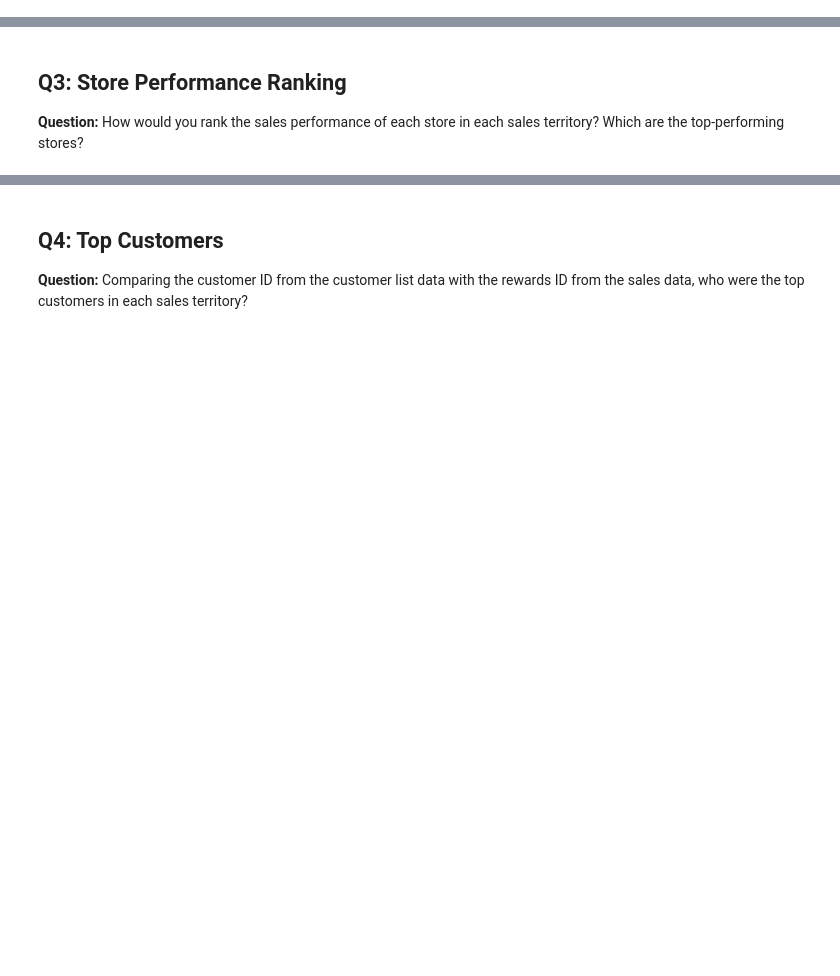
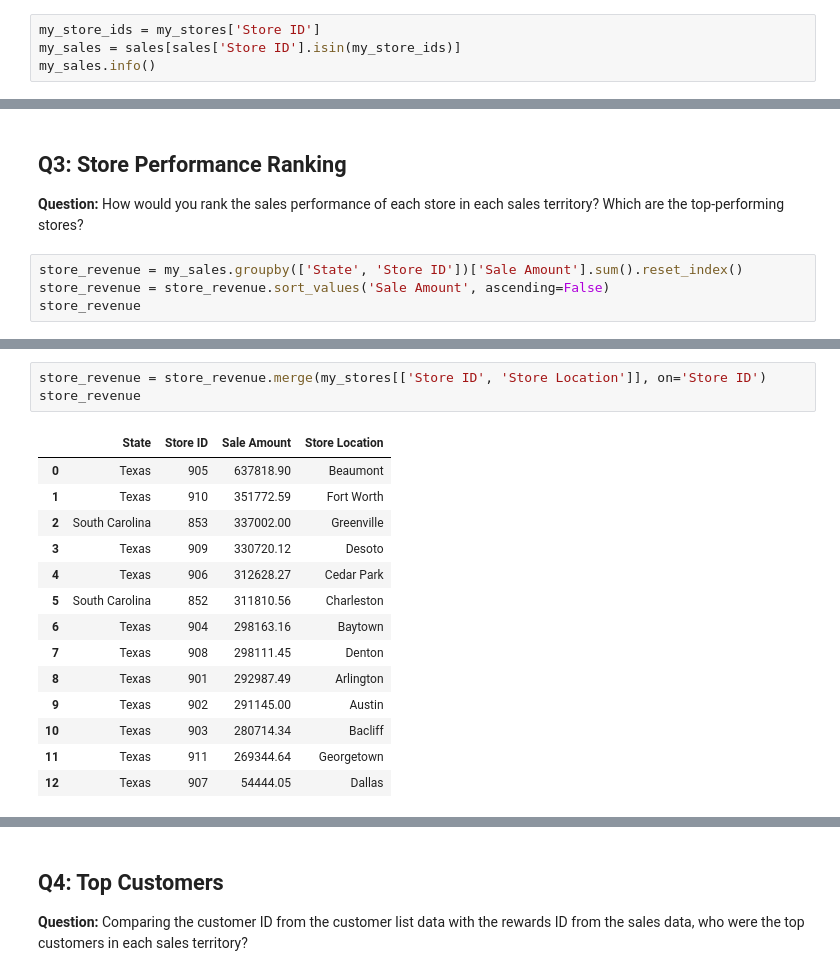
Before and after one commit to iSwaidy/Capstone_2, a Jupyter notebook: Ramirez_sales_analysis.ipynb, the cells around one changed output, grey strips where cells are left out. Drawn from its saved outputs; the diff is of its cells as text; blank space fills up the shorter version.

```diff
--- a/Ramirez_sales_analysis.ipynb
+++ b/Ramirez_sales_analysis.ipynb
@@ -103,3 +132,7 @@ memory usage: 28.6+ KB
 ## Q2: Monthly Revenue Trend
 **Question:** What is monthly total revenue for in-store sales in each of the two sales territories, over the full
 period covered by the data?
+# %%
+my_store_ids = my_stores['Store ID']
+my_sales = sales[sales['Store ID'].isin(my_store_ids)]
+my_sales.info()
@@ -106,3 +200,7 @@ period covered by the data?
 # %% [markdown]
 ## Q3: Store Performance Ranking
 **Question:** How would you rank the sales performance of each store in each sales territory? Which are the top-performing stores?
+# %%
+store_revenue = my_sales.groupby(['State', 'Store ID'])['Sale Amount'].sum().reset_index()
+store_revenue = store_revenue.sort_values('Sale Amount', ascending=False)
+store_revenue
@@ -108,0 +222,18 @@ period covered by the data?
+# %%
+store_revenue = store_revenue.merge(my_stores[['Store ID', 'Store Location']], on='Store ID')
+store_revenue
+# %% [output]
+|  | State | Store ID | Sale Amount | Store Location |
+| 0 | Texas | 905 | 637818.90 | Beaumont |
+| 1 | Texas | 910 | 351772.59 | Fort Worth |
+| 2 | South Carolina | 853 | 337002.00 | Greenville |
+| 3 | Texas | 909 | 330720.12 | Desoto |
+| 4 | Texas | 906 | 312628.27 | Cedar Park |
+| 5 | South Carolina | 852 | 311810.56 | Charleston |
+| 6 | Texas | 904 | 298163.16 | Baytown |
+| 7 | Texas | 908 | 298111.45 | Denton |
+| 8 | Texas | 901 | 292987.49 | Arlington |
+| 9 | Texas | 902 | 291145.00 | Austin |
+| 10 | Texas | 903 | 280714.34 | Bacliff |
+| 11 | Texas | 911 | 269344.64 | Georgetown |
+| 12 | Texas | 907 | 54444.05 | Dallas |
```
Also changed, not shown: parts of 28 cells of this notebook.
